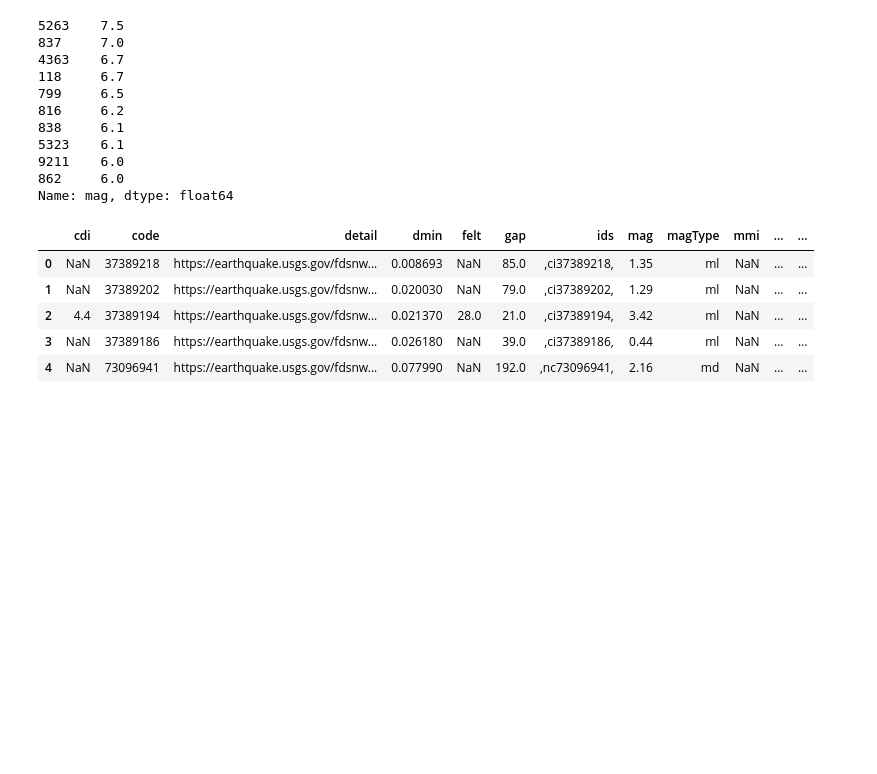
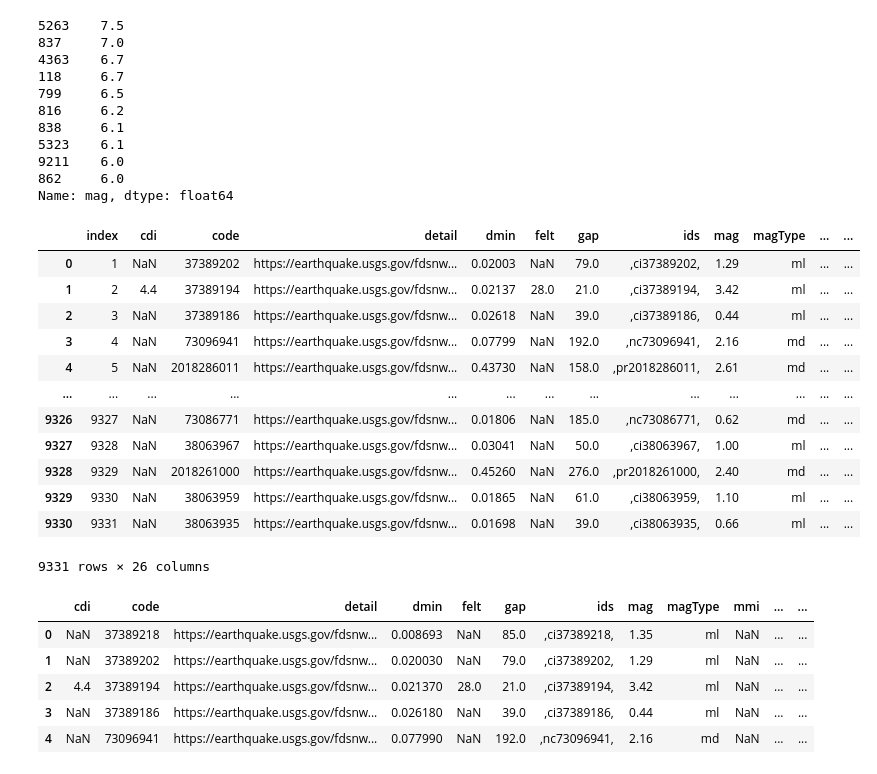
Before and after one commit to tgwon/ai4ml, a Jupyter notebook: week3/5-subsetting_data.ipynb, the cells around one changed output. Saved outputs shown, nothing was run; the diff lists cells and outputs as text; code cells hidden in the pictures; blank space fills up the shorter version.

```diff
--- a/week3/5-subsetting_data.ipynb
+++ b/week3/5-subsetting_data.ipynb
@@ -115,4 +142,20 @@ Name: mag, dtype: float64
 df.drop('alert', axis = 1, inplace=True)
+# %%
+df.drop(0).reset_index()
+# %% [output]
+|  | index | cdi | code | detail | dmin | felt | gap | ids | mag | magType | ... | ... |
+| 0 | 1 | NaN | 37389202 | https://earthquake.usgs.gov/fdsnw... | 0.02003 | NaN | 79.0 | ,ci37389202, | 1.29 | ml | ... | ... |
+| 1 | 2 | 4.4 | 37389194 | https://earthquake.usgs.gov/fdsnw... | 0.02137 | 28.0 | 21.0 | ,ci37389194, | 3.42 | ml | ... | ... |
+| 2 | 3 | NaN | 37389186 | https://earthquake.usgs.gov/fdsnw... | 0.02618 | NaN | 39.0 | ,ci37389186, | 0.44 | ml | ... | ... |
+| 3 | 4 | NaN | 73096941 | https://earthquake.usgs.gov/fdsnw... | 0.07799 | NaN | 192.0 | ,nc73096941, | 2.16 | md | ... | ... |
+| 4 | 5 | NaN | 2018286011 | https://earthquake.usgs.gov/fdsnw... | 0.43730 | NaN | 158.0 | ,pr2018286011, | 2.61 | md | ... | ... |
+| ... | ... | ... | ... | ... | ... | ... | ... | ... | ... | ... | ... | ... |
+| 9326 | 9327 | NaN | 73086771 | https://earthquake.usgs.gov/fdsnw... | 0.01806 | NaN | 185.0 | ,nc73086771, | 0.62 | md | ... | ... |
+| 9327 | 9328 | NaN | 38063967 | https://earthquake.usgs.gov/fdsnw... | 0.03041 | NaN | 50.0 | ,ci38063967, | 1.00 | ml | ... | ... |
+| 9328 | 9329 | NaN | 2018261000 | https://earthquake.usgs.gov/fdsnw... | 0.45260 | NaN | 276.0 | ,pr2018261000, | 2.40 | md | ... | ... |
+| 9329 | 9330 | NaN | 38063959 | https://earthquake.usgs.gov/fdsnw... | 0.01865 | NaN | 61.0 | ,ci38063959, | 1.10 | ml | ... | ... |
+| 9330 | 9331 | NaN | 38063935 | https://earthquake.usgs.gov/fdsnw... | 0.01698 | NaN | 39.0 | ,ci38063935, | 0.66 | ml | ... | ... |
+9331 rows × 26 columns
 # %%
 df.head()
 # %% [output]
```
Also changed, not shown: parts of 14 cells of this notebook.
